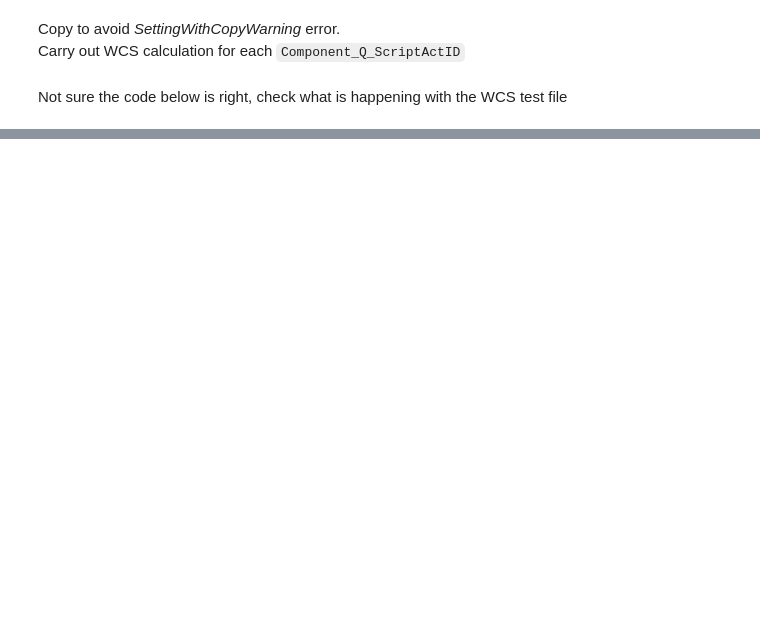
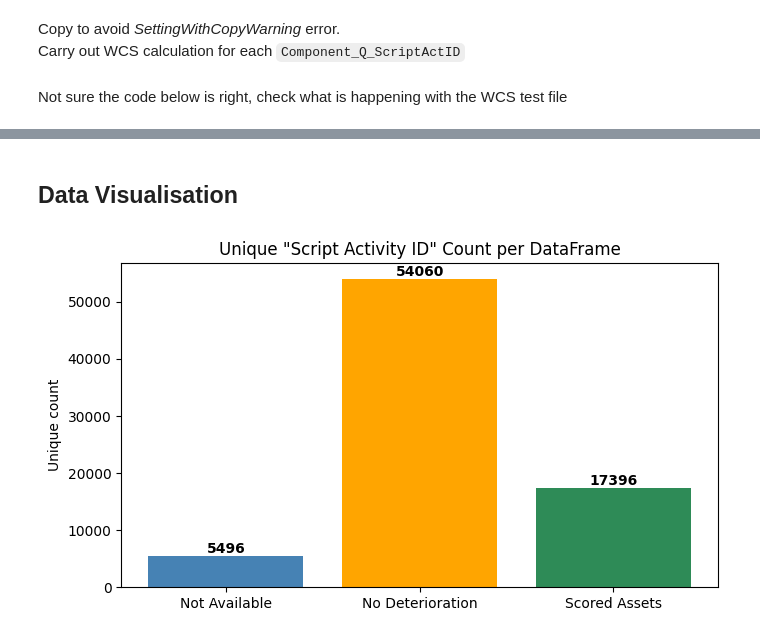
Before and after one commit to Rob1867/Project, a Jupyter notebook: Visual Condition Pipeline.ipynb, the cells around one changed output, grey strips where cells are left out. Cells and saved outputs as stored; diff of their text form; code cells hidden in the pictures; blank space fills up the shorter version.

Commit message:
Added snowflake connection script, restructred headings in pipeline, added visualisations, formatted output for ETIP and Asset Heath

```diff
--- a/Visual Condition Pipeline.ipynb
+++ b/Visual Condition Pipeline.ipynb
@@ -335,7 +392,0 @@ df_vi_civil_items.head()
-# %%
-df_not_available = df_vi_civil_items[
-    (df_vi_civil_items['Questions'] == 'Is the asset available?') &
-    (df_vi_civil_items['Response Description'] == 'NO')
-]
-
-df_not_available.head()
@@ -387,6 +439,7 @@ Add in another column which combines the component/question/scrit activity ID (s
 # %%
 df_final['WCS_Element'] = 1-(df_final['Importance score']/100)*(df_final['Response Score']/100)
-df_final['Component_Q_ScriptActID'] = df_final['Installed Component'] + df_final['Questions'] + df_final['Script Activity ID']
+#df_final['Component_Q_ScriptActID'] = df_final['Installed Component'] + df_final['Questions'] + df_final['Script Activity ID']
+df_final['Q_ScriptActID'] = df_final['Questions'] + df_final['Script Activity ID']
 # %% [markdown]
 Create a new column to store the maximum Response Score for each Component_Q_ScriptActID, this will be used later to avoid the situation where we count muliple fence panels/trench covers etc. as concurrent defects on the same asset, leading to very high WCS scores
 # %%
@@ -396,10 +449,12 @@ df_final['Max_Response_Score'] = None
 # Loop through each row in the DataFrame
 for index, row in df_final.iterrows():
     # Get the current Component_Q_ScriptActID
-    current_id = row['Component_Q_ScriptActID']
+    #current_id = row['Component_Q_ScriptActID']
+    current_id = row['Q_ScriptActID']
 
     # Find the maximum Response Score for the current Component_Q_ScriptActID
-    max_score = df_final[df_final['Component_Q_ScriptActID'] == current_id]['Response Score'].max()
+    #max_score = df_final[df_final['Component_Q_ScriptActID'] == current_id]['Response Score'].max()
+    max_score = df_final[df_final['Q_ScriptActID'] == current_id]['Response Score'].max()
 
     # Assign the maximum score to the new column
     df_final.at[index, 'Max_Response_Score'] = max_score
@@ -408,7 +463,8 @@ Create a version of the dataframe with only unique values of `Component_Q_Script
 # %%
 
 # Assuming df is your DataFrame
-df_unique = df_final.drop_duplicates(subset='Component_Q_ScriptActID')
+#df_unique = df_final.drop_duplicates(subset='Component_Q_ScriptActID')
+df_unique = df_final.drop_duplicates(subset='Q_ScriptActID')
 # %% [markdown]
 Copy to avoid *SettingWithCopyWarning* error.
 Carry out WCS calculation for each `Component_Q_ScriptActID`
@@ -451,0 +676,31 @@ df_final.to_excel(r'C:\Users\robert.everitt\OneDrive - National Grid\Data Engine
+# %% [markdown]
+## Data Visualisation
+# %%
+
+
+# Count unique Script Activity IDs (exclude NaN by default)
+unique_counts = {
+    'Not Available': df_not_available['Script Activity ID'].nunique(dropna=True),
+    'No Deterioration': df_no_deterioration['Script Activity ID'].nunique(dropna=True),
+    'Scored Assets': df_final['Script Activity ID'].nunique(dropna=True),
+}
+
+# Plot
+plt.figure(figsize=(7, 4))
+bars = plt.bar(unique_counts.keys(), unique_counts.values(),
+               color=['steelblue', 'orange', 'seagreen'])
+
+# Labels & title
+plt.title('Unique "Script Activity ID" Count per DataFrame')
+plt.ylabel('Unique count')
+
+# Annotate bars with counts
+for bar in bars:
+    height = bar.get_height()
+    plt.text(bar.get_x() + bar.get_width() / 2, height + 0.1,
+             f'{int(height)}', ha='center', va='bottom', fontweight='bold')
+
+plt.tight_layout()
+plt.show()
+# %% [output]
+[figure, added]
```
Also changed, not shown: parts of 61 cells of this notebook, 8 other files.
